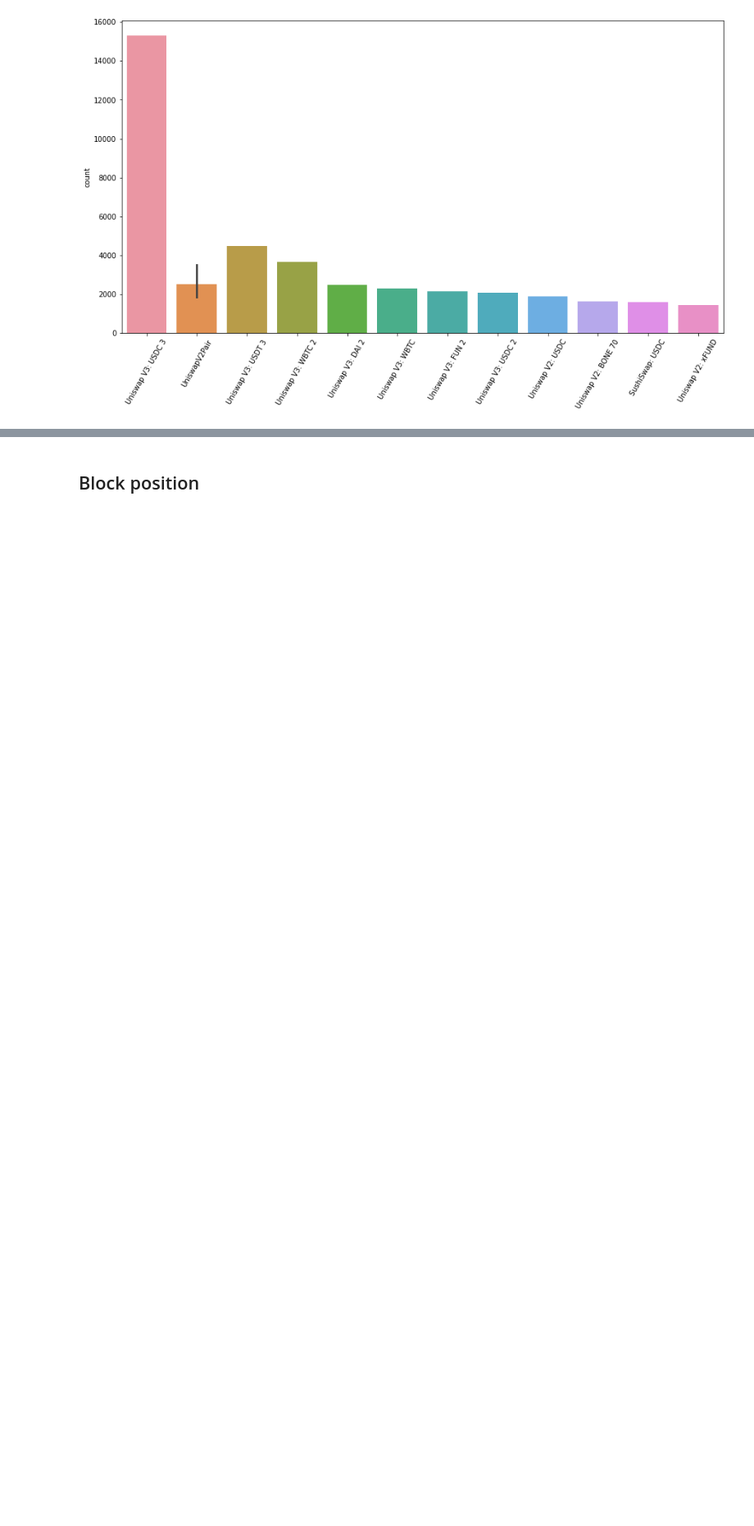
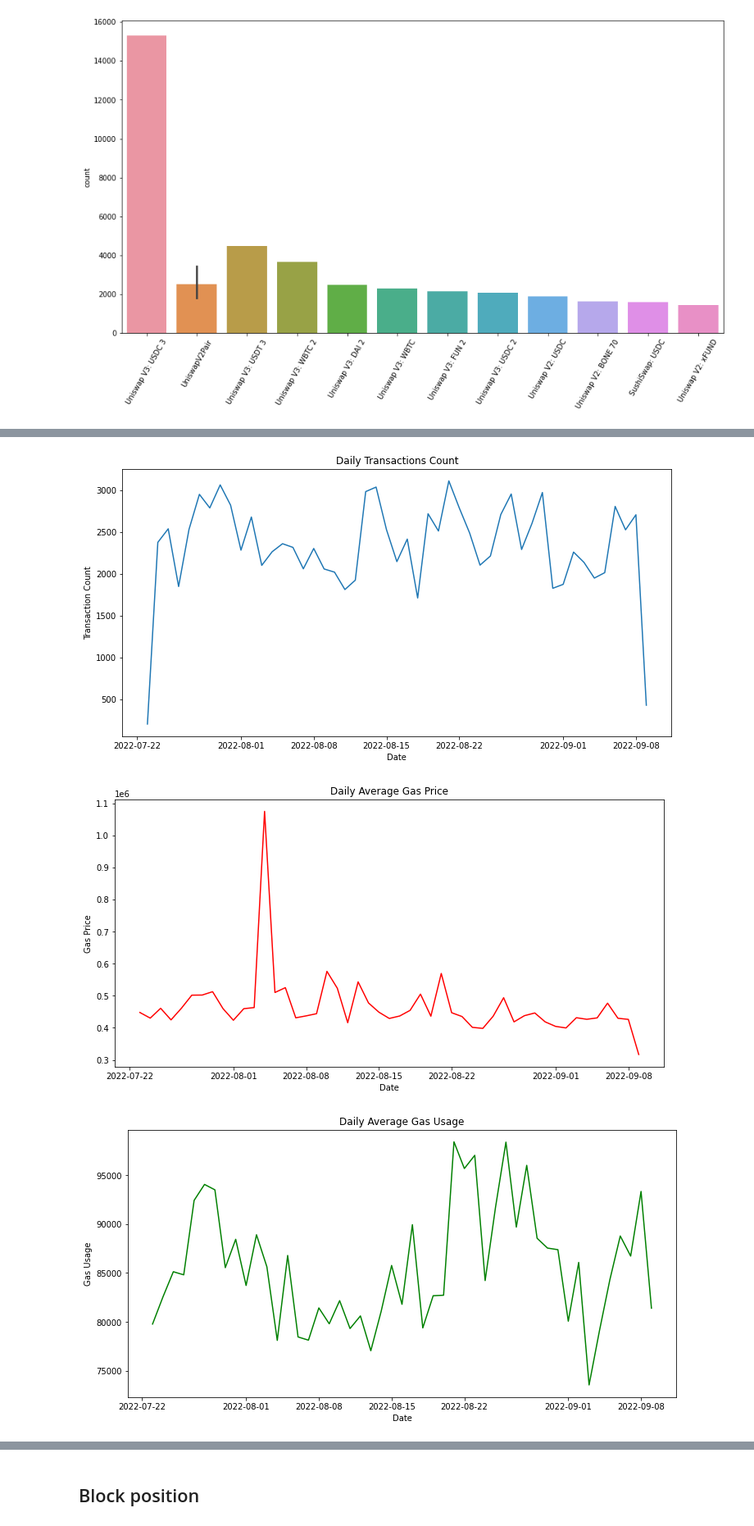
Before and after one commit to noushkia/mev-analysis, a Jupyter notebook: arbitrage_analysis.ipynb, the cells around one changed output, grey strips where cells are left out. Shown at 82% size. Saved outputs shown, nothing was run; the diff lists cells and outputs as text; code cells hidden in the pictures; blank space fills up the shorter version.

Commit message:
Plots: Add time-series analysis for daily account activity, token activity, and protocol activity
Todo:
Check the spike in gas price

```diff
--- a/arbitrage_analysis.ipynb
+++ b/arbitrage_analysis.ipynb
@@ -558,0 +555,5 @@ plt.show()
+# %%
+timed_arb_df = arb_df.set_index('timestamp', inplace=False)
+
+daily_arb = timed_arb_df.resample('D')
+daily_arb
@@ -558,0 +562,13 @@ plt.show()
+# %%
+daily_summary = daily_arb.agg({
+    'transaction_hash': 'count',
+    'block_number': ['min', 'max'],
+    'account_address': pd.Series.nunique,
+    'status': 'sum',
+    'gas_price': ['min', 'max', 'mean', 'sum'],
+    'gas_usage':  ['min', 'max', 'mean', 'sum'],
+    'block_position': ['min', 'max', 'mean'],
+    'profit_amount': ['min', 'max', 'mean', 'sum']
+})
+
+daily_summary
@@ -558,0 +595,24 @@ plt.show()
+# %%
+plt.figure(figsize=(12, 6))
+plt.plot(daily_summary.index, daily_summary['transaction_hash', 'count'])
+plt.xlabel('Date')
+plt.ylabel('Transaction Count')
+plt.title('Daily Transactions Count')
+
+plt.figure(figsize=(12, 6))
+plt.plot(daily_summary.index, daily_summary['gas_price', 'mean'], color='red')
+plt.xlabel('Date')
+plt.ylabel('Gas Price')
+plt.title('Daily Average Gas Price')
+
+plt.figure(figsize=(12, 6))
+plt.plot(daily_summary.index, daily_summary['gas_usage', 'mean'], color='green')
+plt.xlabel('Date')
+plt.ylabel('Gas Usage')
+plt.title('Daily Average Gas Usage')
+
+plt.show()
+# %% [output]
+[figure, added]
+[figure, added]
+[figure, added]
```
Also changed, not shown: parts of 17 cells of this notebook, 1 other file.
